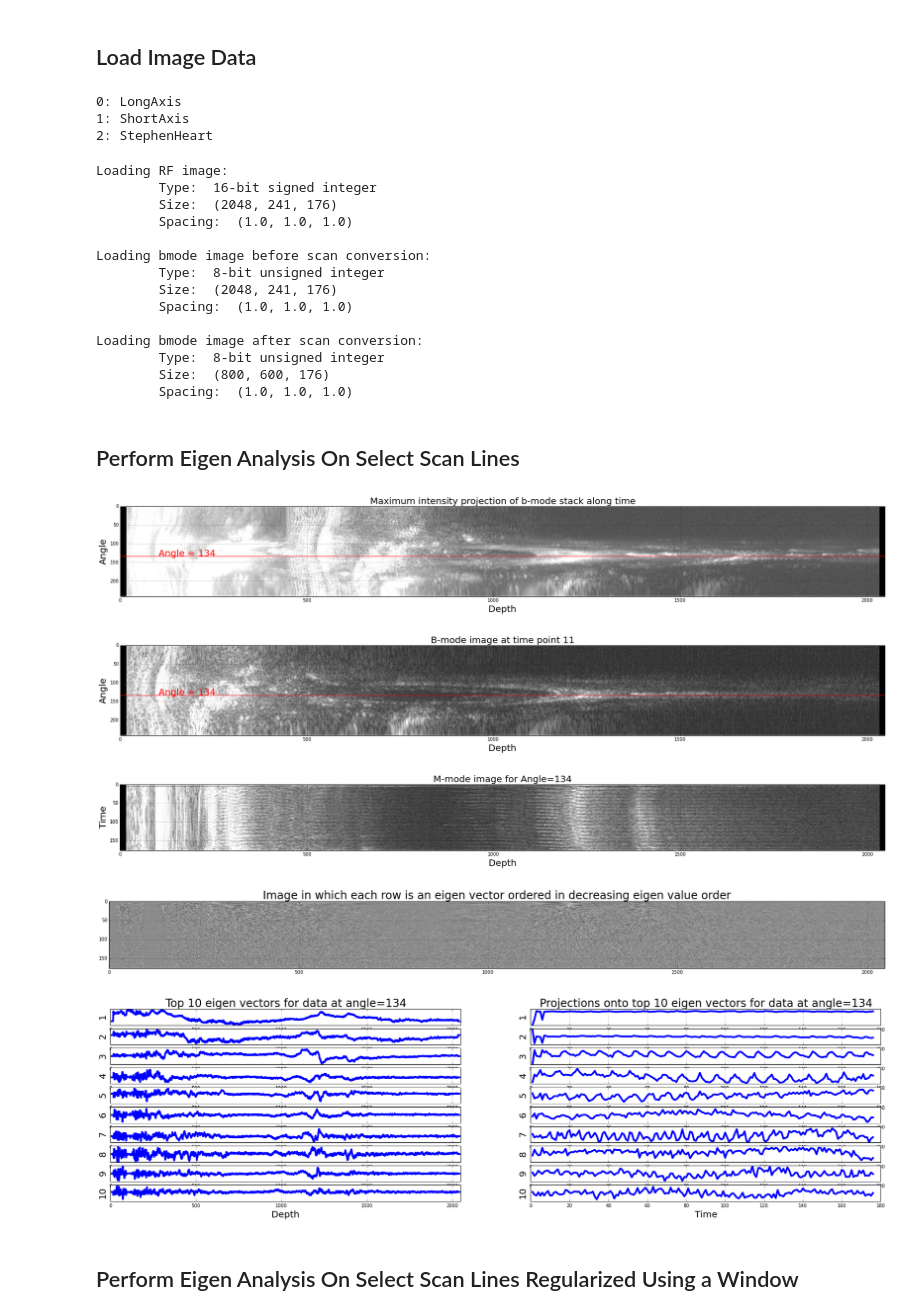
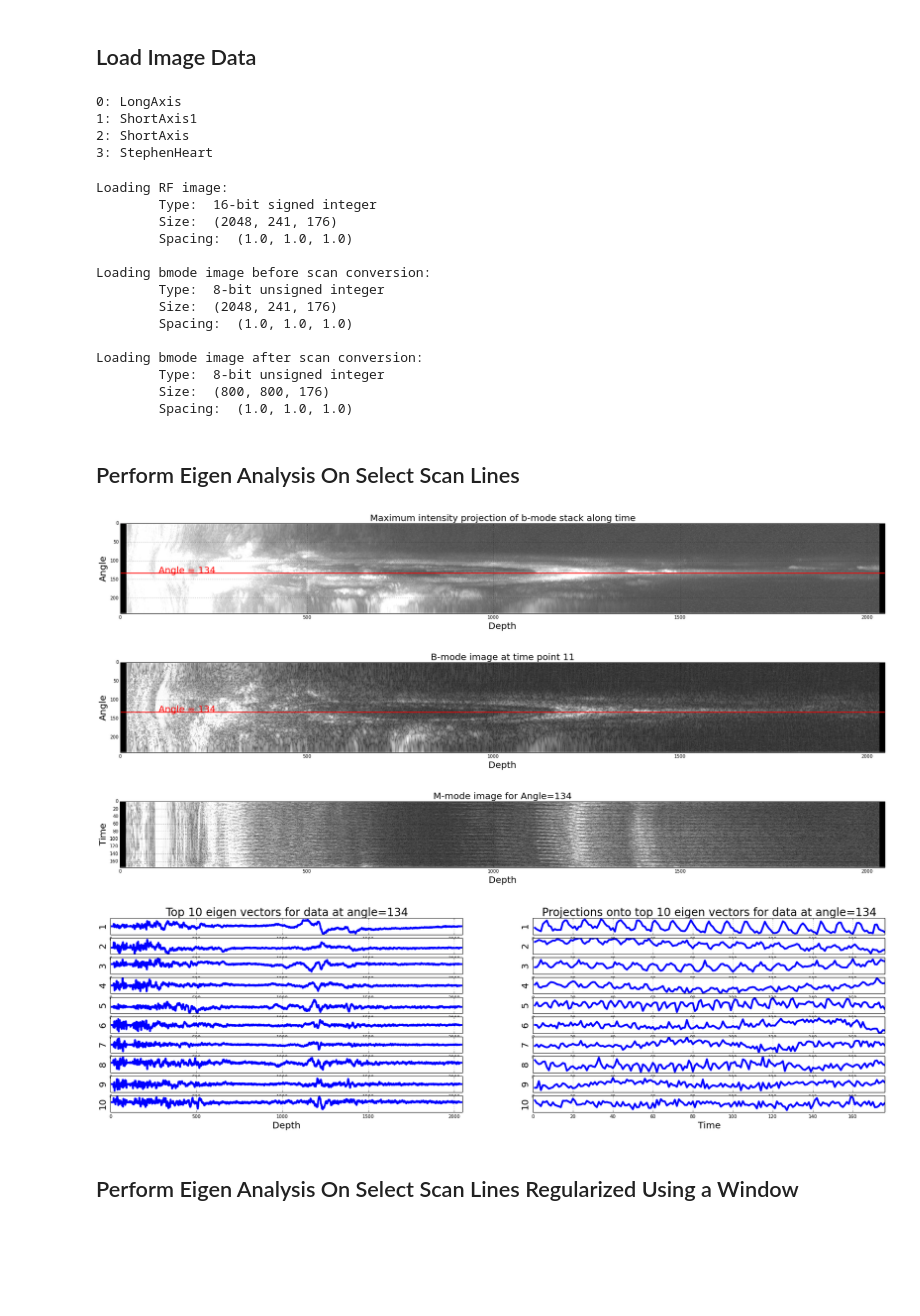
Before and after one commit to KitwareMedical/CardiacUltrasoundPhaseEstimation, a Jupyter notebook: LowCostUltrasound.ipynb, the cells around one changed output. Cells and saved outputs as stored; diff of their text form; code cells hidden in the pictures; blank space fills up the shorter version.

```diff
--- a/LowCostUltrasound.ipynb
+++ b/LowCostUltrasound.ipynb
@@ -99,7 +100,7 @@ def convertFromRFtoBMode( imInputRF ):
 # %% [markdown]
 ## Load Image Data
 # %%
-dataRootDir = '../data/StephenHeart2015-01-21'
+dataRootDir = '../../data/StephenHeart2015-01-21/'
 
 dataFiles = {'prefix': [],
              'rf': [],
@@ -118,10 +119,11 @@ for f in os.listdir(dataRootDir):
         i += 1
 # %% [output]
 0: LongAxis
-1: ShortAxis
-2: StephenHeart
+1: ShortAxis1
+2: ShortAxis
+3: StephenHeart
 # %%
-fid = 1
+fid = 2
 dataFilePath_rf = dataFiles['rf'][fid]
 dataFilePath_bm = dataFiles['bm'][fid]
 dataFilePath_bmsc = dataFiles['bmsc'][fid]
@@ -143,6 +145,7 @@ print '\tSize: ', imInput_bm_sitk.GetSize()
 print '\tSpacing: ', imInput_bm_sitk.GetSpacing()
 
 imInput_bm = np.transpose( sitk.GetArrayFromImage( imInput_bm_sitk ), [2, 1, 0] )
+#imInput_bm = convertFromRFtoBMode(imInput_rf)
 
 # Load bmode image before scan conversion
 print "\nLoading bmode image after scan conversion: "
@@ -165,7 +168,7 @@ Loading bmode image before scan conversion:
 
 Loading bmode image after scan conversion:
         Type:  8-bit unsigned integer
-        Size:  (800, 600, 176)
+        Size:  (800, 800, 176)
         Spacing:  (1.0, 1.0, 1.0)
 # %%
 cvShowVideo(np.transpose(imInput_bm, [1, 0, 2]), 'Input BMode Before Scan Conversion', resizeAmount=0.5)
@@ -184,15 +187,19 @@ labelsize = 20
 
 thetaSel = np.round(imInput_bm.shape[1] * 0.55)
 thetaWindow = 5
+minDepth = 0
 
 # display theta line on MIP
 plt.figure()
 
 plt.imshow(imInput_bm.max(2).T)
 
-plt.plot([0,imInput_bm.shape[0]], [thetaSel, thetaSel], 'r')
+plt.plot([0,imInput_bm.shape[0]], [thetaSel, thetaSel], 'r', linewidth=2)
 plt.text(0.05 * imInput_bm.shape[0], thetaSel, 'Angle = %.3d' % (thetaSel+1),
          fontsize=labelsize, color='r')
+
+plt.plot([minDepth,minDepth], [0, imInput_bm.shape[1]], 'm', linewidth=2)
+
 plt.xlim([0,imInput_bm.shape[0]])
 plt.ylim([0,imInput_bm.shape[1]])
 plt.xlabel('Depth', fontsize=labelsize)
@@ -206,9 +213,12 @@ timePoint = 10
 plt.figure()
 plt.imshow(imInput_bm[:,:,timePoint].T)
 
-plt.plot([0,imInput_bm.shape[0]], [thetaSel, thetaSel], 'r')
+plt.plot([0,imInput_bm.shape[0]], [thetaSel, thetaSel], 'r', linewidth=2)
 plt.text(0.05 * imInput_bm.shape[0], thetaSel, 'Angle = %.3d' % (thetaSel+1),
          fontsize=labelsize, color='r')
+
+plt.plot([minDepth,minDepth], [0, imInput_bm.shape[1]], 'm', linewidth=2)
+
 plt.xlim([0,imInput_bm.shape[0]])
 plt.ylim([0,imInput_bm.shape[1]])
 plt.xlabel('Depth', fontsize=labelsize)
@@ -219,13 +229,20 @@ plt.gca().invert_yaxis()
 # display m-mode data at a select theta
 plt.figure()
 plt.imshow(imInput_bm[:,thetaSel,:].T)
+
+plt.plot([minDepth,minDepth], [0, imInput_bm.shape[2]], 'm', linewidth=2)
+
+plt.xlim([0,imInput_bm.shape[0]])
+plt.ylim([0,imInput_bm.shape[2]])
+
 plt.xlabel('Depth', fontsize=labelsize)
 plt.ylabel('Time', fontsize=labelsize)
 plt.title('M-mode image for Angle=%d' % (thetaSel+1), fontsize=20)
+plt.gca().invert_yaxis()
 
 # create a matrix where each row represents the A-line at one time point
 # each row will be treated as an observation for pca
-X = imInput_bm[:,thetaSel,:].T
+X = imInput_bm[minDepth:,thetaSel,:].T
 
 # perform pca on X
 pca = sklearn.decomposition.PCA(n_components=X.shape[0])
@@ -244,9 +261,10 @@ if showEigenVarianceCoverage:
     plt.ylabel('Percentage of Variance Explained')
 
 # show eigen vector image
-plt.figure()
-plt.imshow(pca.components_)
-plt.title('Image in which each row is an eigen vector ordered in decreasing eigen value order', fontsize=titlesize)
+if False:
+    plt.figure()
+    plt.imshow(pca.components_)
+    plt.title('Image in which each row is an eigen vector ordered in decreasing eigen value order', fontsize=titlesize)
 
 # project each observation onto the top few eigen vectors
 X_proj = pca.transform(X)
@@ -257,36 +275,36 @@ for eid in range(numEigenVectors):
 
     # display current eigen vector
     plt.subplot(numEigenVectors, 2, eid*2+1)
     plt.plot(pca.components_[eid, :], linewidth=4)
     plt.xlim([0,X.shape[1]])
     plt.ylabel('%d' % (eid+1), fontsize=labelsize)
     plt.yticks(())
 
     if eid == 0:
         plt.title('Top %d eigen vectors for data at angle=%d' % (numEigenVectors, thetaSel+1),
                   fontsize=titlesize)
 
     if eid == numEigenVectors-1:
         plt.xlabel('Depth', fontsize=labelsize)
 
     # display projection
     plt.subplot(numEigenVectors,2,eid*2+2)
     plt.plot(1 + np.arange(X_proj.shape[0]), X_proj[:,eid], linewidth=4)
+    plt.xlim([0,X_proj.shape[0]])
     plt.ylabel('%d' % (eid+1), fontsize=labelsize)
     plt.yticks(())
 
     if eid == 0:
         plt.title('Projections onto top %d eigen vectors for data at angle=%d' % (numEigenVectors, thetaSel+1),
                   fontsize=titlesize)
 
     if eid == numEigenVectors-1:
         plt.xlabel('Time', fontsize=labelsize)
 # %% [output]
-[figure, old version]
+[figure, new version]
 [figure]
 [figure]
-[figure, old version]
+[figure, new version]
-[figure, removed]
 # %% [markdown]
 ## Perform Eigen Analysis On Select Scan Lines Regularized Using a Window
 # %%
```
Also changed, not shown: parts of 2 cells of this notebook.
